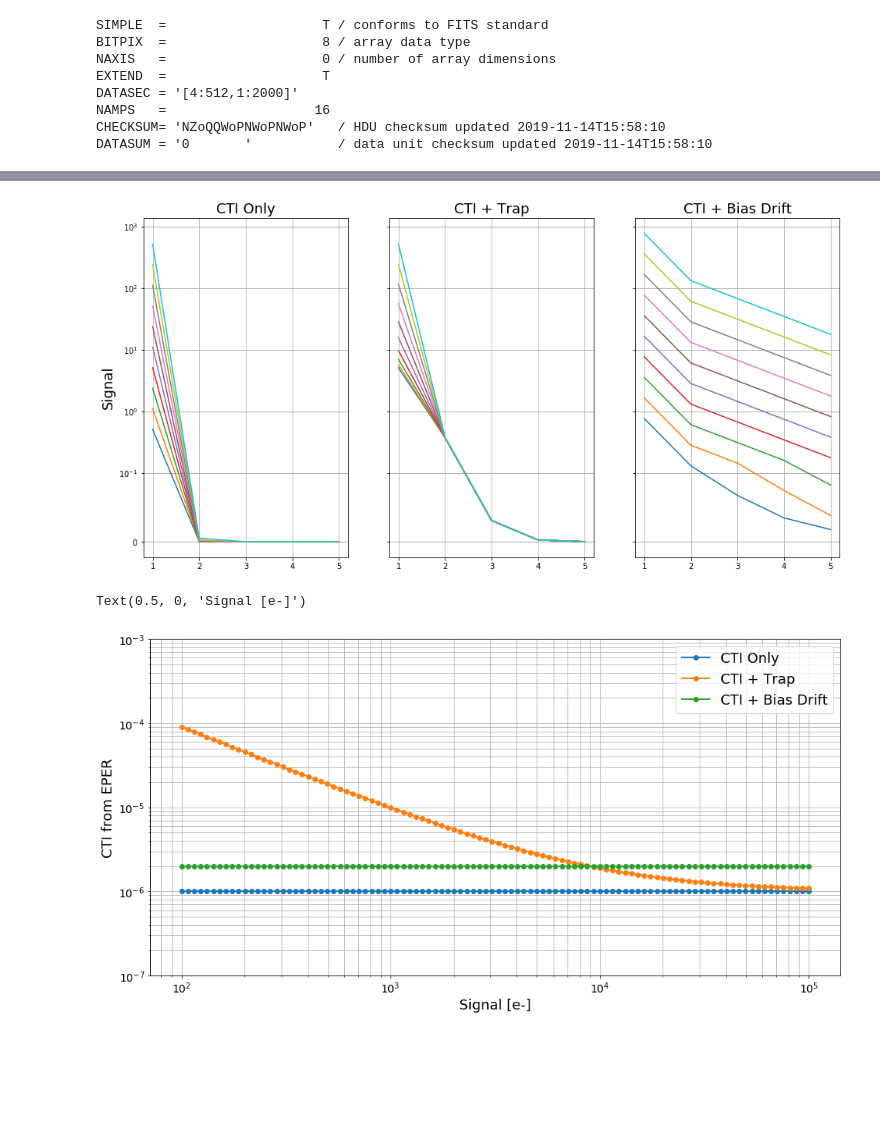
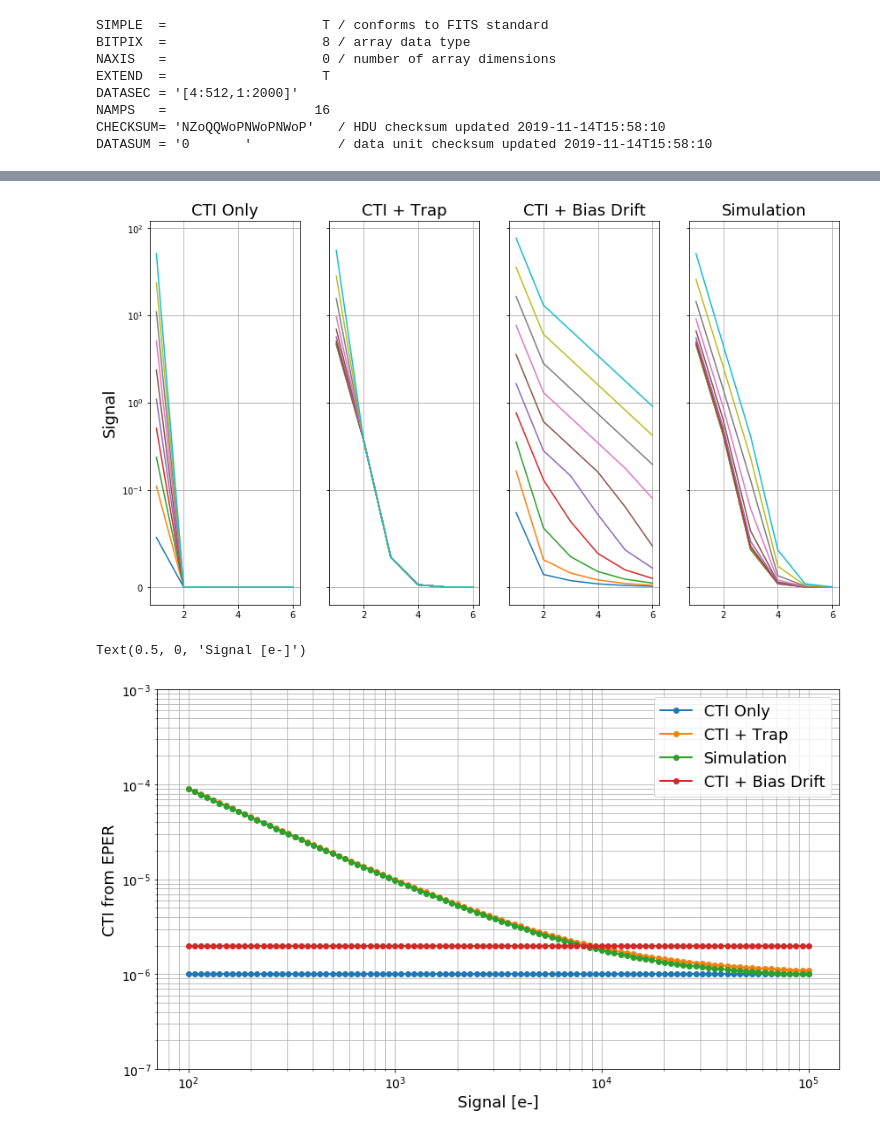
Before and after one commit to Snyder005/ctisim, a Jupyter notebook: notebooks/OverscanTesting.ipynb, the cells around one changed output, grey strips where cells are left out. Drawn from its saved outputs; the diff is of its cells as text; code cells hidden in the pictures; blank space fills up the shorter version.

```diff
--- a/notebooks/OverscanTesting.ipynb
+++ b/notebooks/OverscanTesting.ipynb
@@ -159,52 +156,63 @@ Text(0.5, 0, 'Signal [e-]')
 # %%
 signals = np.logspace(2, 5, 10)
 start = 1
-stop = 5
+stop = 6
 
-fig, axes = plt.subplots(1, 3, figsize=(16, 8), sharey=True)
+fig, axes = plt.subplots(1, 4, figsize=(14, 8), sharey=True)
 axes = axes.flatten()
 
 oscan_col = np.arange(start, stop+1)
 
 ## CTI only model
-params = [1.E-5]
+params = [1.E-6]
 model = CTIModel(params, 512)
 r = model.results(signals, stop=stop)
 for i, signal in enumerate(signals):
     axes[0].plot(oscan_col, r[i, :])
-    axes[0].set_ylabel('Signal', fontsize=18)
-    axes[0].set_title('CTI Only', fontsize=18)
-    axes[0].set_yscale('symlog', linthreshy=0.1)
-    axes[0].grid(True, which='both')
+axes[0].set_ylabel('Signal', fontsize=18)
+axes[0].set_title('CTI Only', fontsize=18)
+axes[0].set_yscale('symlog', linthreshy=0.1)
+axes[0].grid(True, which='both')
 
 ## Trap fixed loss model
-params = [1.E-5, 5.0, 0.4]
+params = [1.E-6, 5.0, 0.4]
 model = FixedLossModel(params, 512)
 r = model.results(signals, stop=stop)
 for i, signal in enumerate(signals):
     axes[1].plot(oscan_col, r[i, :])
-    axes[1].set_title('CTI + Trap', fontsize=18)
-    axes[1].set_yscale('symlog', linthreshy=0.1)
-    axes[1].grid(True, which='both')
+axes[1].set_title('CTI + Trap', fontsize=18)
+axes[1].set_yscale('symlog', linthreshy=0.1)
+axes[1].grid(True, which='both')
 
 
 ## Bias drift proportional loss
-params = [1.E-5, 0.005, 1.5]
+params = [1.E-6, 0.0005, 1.5]
 model = BiasDriftModel(params, 512)
 r = model.results(signals, stop=stop)
 for i, signal in enumerate(signals):
     axes[2].plot(oscan_col, r[i, :])
-    axes[2].set_title('CTI + Bias Drift', fontsize=18)
-    axes[2].set_yscale('symlog', linthreshy=0.1)
-    axes[2].grid(True, which='both')
+axes[2].set_title('CTI + Bias Drift', fontsize=18)
+axes[2].set_yscale('symlog', linthreshy=0.1)
+axes[2].grid(True, which='both')
+
+## Simulation
+params = [1.E-6, 5.0, 0.4, 0.1, 0.0]
+output_amplifier = OutputAmplifier(1.0, 0.0)
+model = SimulatedTrapModel(params, ITL_AMP_GEOM, LinearTrap, output_amplifier)
+r = model.results(signals, stop=stop)
+for i, signal in enumerate(signals):
+    axes[3].plot(oscan_col, r[i,:])
+axes[3].set_title('Simulation', fontsize=18)
+axes[3].set_yscale('symlog', linthreshy=0.1)
+axes[3].grid(True, which='both')
 # %% [output]
-[figure, old version]
+[figure, new version]
 # %%
 signals = np.logspace(2, 5, 100)
 start = 1
 stop = 5
 
-fig, ax = plt.subplots(1, 1, figsize=(16, 8), sharey=True)
+fig, ax = plt.subplots(1, 1, figsize=(14, 8), sharey=True)
 
 oscan_col = np.arange(start, stop+1)
 
@@ -222,6 +230,14 @@ r = model.results(signals, stop=stop)
 cti_result = r[:, 0]/(signals*512)
 ax.plot(signals, cti_result, linewidth=2, marker='o', label='CTI + Trap')
 
+## Simulation
+params = [1.E-6, 5.0, 0.4, 0.1, 0.0]
+output_amplifier = OutputAmplifier(1.0, 0.0)
+model = SimulatedTrapModel(params, ITL_AMP_GEOM, LinearTrap, output_amplifier)
+r = model.results(signals, stop=stop)
+cti_result = r[:, 0]/(signals*512)
+ax.plot(signals, cti_result, linewidth=2, marker='o', label='Simulation')
+
 ## Bias drift proportional loss
 params = [1.E-6, 0.001, 1.5]
 model = BiasDriftModel(params, 512)
@@ -239,4 +255,4 @@ ax.set_ylabel('CTI from EPER', fontsize=18)
 ax.set_xlabel('Signal [e-]', fontsize=18)
 # %% [output]
 Text(0.5, 0, 'Signal [e-]')
-[figure, old version]
+[figure, new version]
```
Also changed, not shown: parts of 6 cells of this notebook, 2 other files.
